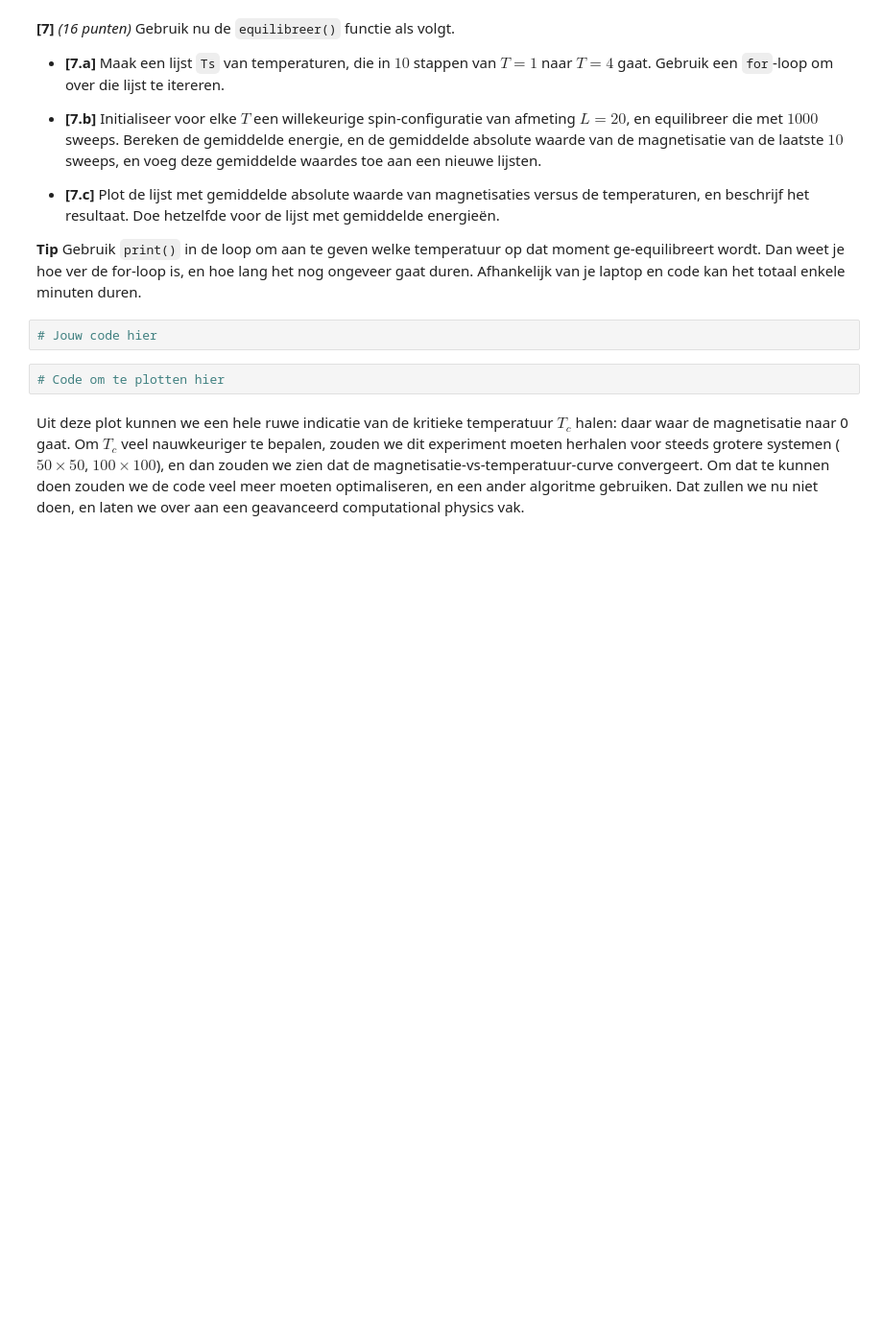
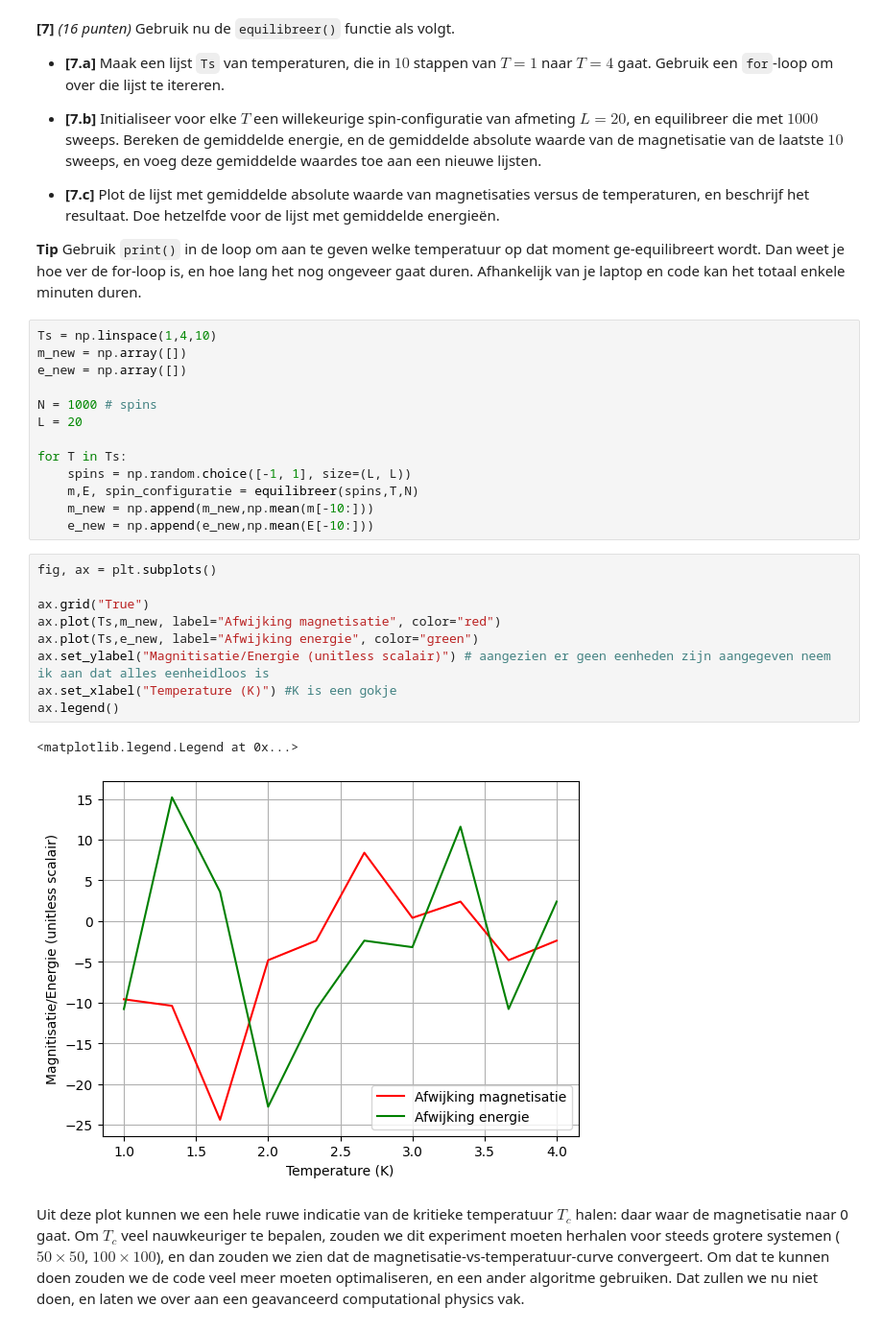
Before and after one commit to TheCaspeer/Universiteit-Leiden, a Jupyter notebook: Huiswerk3.ipynb, the cells around one changed output. Shown at 96% size. Drawn from its saved outputs; the diff is of its cells as text; blank space fills up the shorter version.

```diff
--- a/Huiswerk3.ipynb
+++ b/Huiswerk3.ipynb
@@ -335,9 +329,30 @@ ax.legend()
 
 **Tip** Gebruik `print()` in de loop om aan te geven welke temperatuur op dat moment ge-equilibreert wordt. Dan weet je hoe ver de for-loop is, en hoe lang het nog ongeveer gaat duren. Afhankelijk van je laptop en code kan het totaal enkele minuten duren.
 # %%
-# Jouw code hier
+Ts = np.linspace(1,4,10)
+m_new = np.array([])
+e_new = np.array([])
+
+N = 1000 # spins
+L = 20
+
+for T in Ts:
+    spins = np.random.choice([-1, 1], size=(L, L))
+    m,E, spin_configuratie = equilibreer(spins,T,N)
+    m_new = np.append(m_new,np.mean(m[-10:]))
+    e_new = np.append(e_new,np.mean(E[-10:]))
 # %%
-# Code om te plotten hier
+fig, ax = plt.subplots()
+
+ax.grid("True")
+ax.plot(Ts,m_new, label="Afwijking magnetisatie", color="red")
+ax.plot(Ts,e_new, label="Afwijking energie", color="green")
+ax.set_ylabel("Magnitisatie/Energie (unitless scalair)") # aangezien er geen eenheden zijn aangegeven neem ik aan dat alles eenheidloos is
+ax.set_xlabel("Temperature (K)") #K is een gokje
+ax.legend()
+# %% [output]
+<matplotlib.legend.Legend at 0x...>
+[figure, added]
 # %% [markdown]
 Uit deze plot kunnen we een hele ruwe indicatie van de kritieke temperatuur $T_c$ halen: daar waar de magnetisatie naar 0 gaat. Om $T_c$ veel nauwkeuriger te bepalen, zouden we dit experiment moeten herhalen voor steeds grotere systemen ($50\times 50$, $100\times 100$), en dan zouden we zien dat de magnetisatie-vs-temperatuur-curve convergeert. Om dat te kunnen doen zouden we de code veel meer moeten optimaliseren, en een ander algoritme gebruiken. Dat zullen we nu niet doen, en laten we over aan een geavanceerd computational physics vak.
 # %% [markdown]
```
Also changed, not shown: parts of 5 cells of this notebook.
